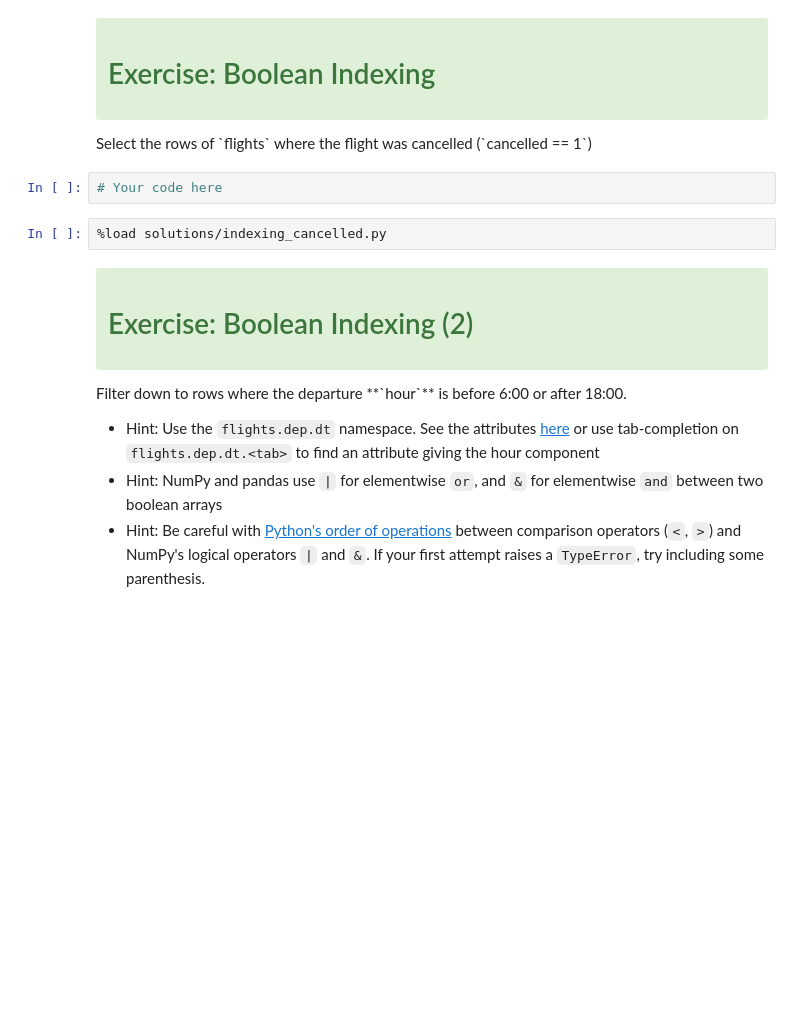
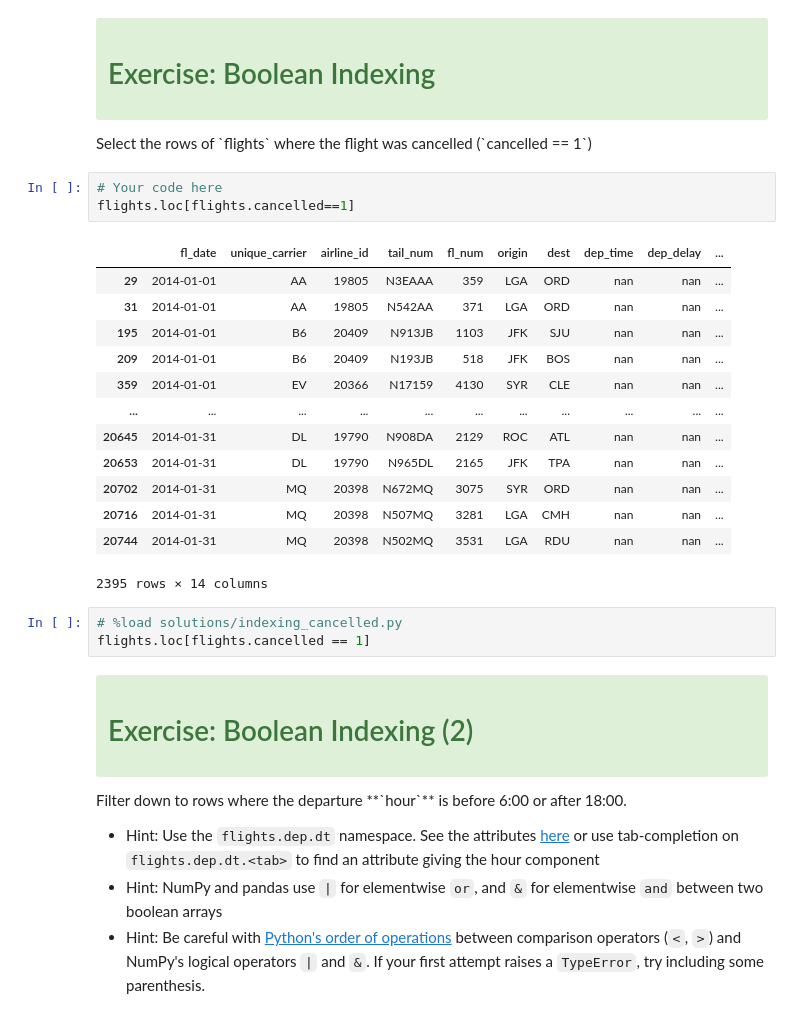
Before and after one commit to umeshraj/Pandas-Tutorial-SciPyConf-2018, a Jupyter notebook: notebooks/01-Indexing.ipynb, the cells around one changed output. Cells and saved outputs as stored; diff of their text form; blank space fills up the shorter version.

```diff
--- a/notebooks/01-Indexing.ipynb
+++ b/notebooks/01-Indexing.ipynb
@@ -495,8 +578,24 @@ flights.loc[flights.dep.isnull()]
 <p>Select the rows of `flights` where the flight was cancelled (`cancelled == 1`)</p>
 # %%
 # Your code here
+flights.loc[flights.cancelled==1]
+# %% [output]
+|  | fl_date | unique_carrier | airline_id | tail_num | fl_num | origin | dest | dep_time | dep_delay | ... |
+| 29 | 2014-01-01 | AA | 19805 | N3EAAA | 359 | LGA | ORD | nan | nan | ... |
+| 31 | 2014-01-01 | AA | 19805 | N542AA | 371 | LGA | ORD | nan | nan | ... |
+| 195 | 2014-01-01 | B6 | 20409 | N913JB | 1103 | JFK | SJU | nan | nan | ... |
+| 209 | 2014-01-01 | B6 | 20409 | N193JB | 518 | JFK | BOS | nan | nan | ... |
+| 359 | 2014-01-01 | EV | 20366 | N17159 | 4130 | SYR | CLE | nan | nan | ... |
+| ... | ... | ... | ... | ... | ... | ... | ... | ... | ... | ... |
+| 20645 | 2014-01-31 | DL | 19790 | N908DA | 2129 | ROC | ATL | nan | nan | ... |
+| 20653 | 2014-01-31 | DL | 19790 | N965DL | 2165 | JFK | TPA | nan | nan | ... |
+| 20702 | 2014-01-31 | MQ | 20398 | N672MQ | 3075 | SYR | ORD | nan | nan | ... |
+| 20716 | 2014-01-31 | MQ | 20398 | N507MQ | 3281 | LGA | CMH | nan | nan | ... |
+| 20744 | 2014-01-31 | MQ | 20398 | N502MQ | 3531 | LGA | RDU | nan | nan | ... |
+2395 rows × 14 columns
 # %%
-%load solutions/indexing_cancelled.py
+# %load solutions/indexing_cancelled.py
+flights.loc[flights.cancelled == 1]
 # %% [markdown]
 <div class="alert alert-success" data-title="Boolean Indexing (2)">
   <h1><i class="fa fa-tasks" aria-hidden="true"></i> Exercise: Boolean Indexing (2)</h1>
```
Also changed, not shown: parts of 38 cells of this notebook.
